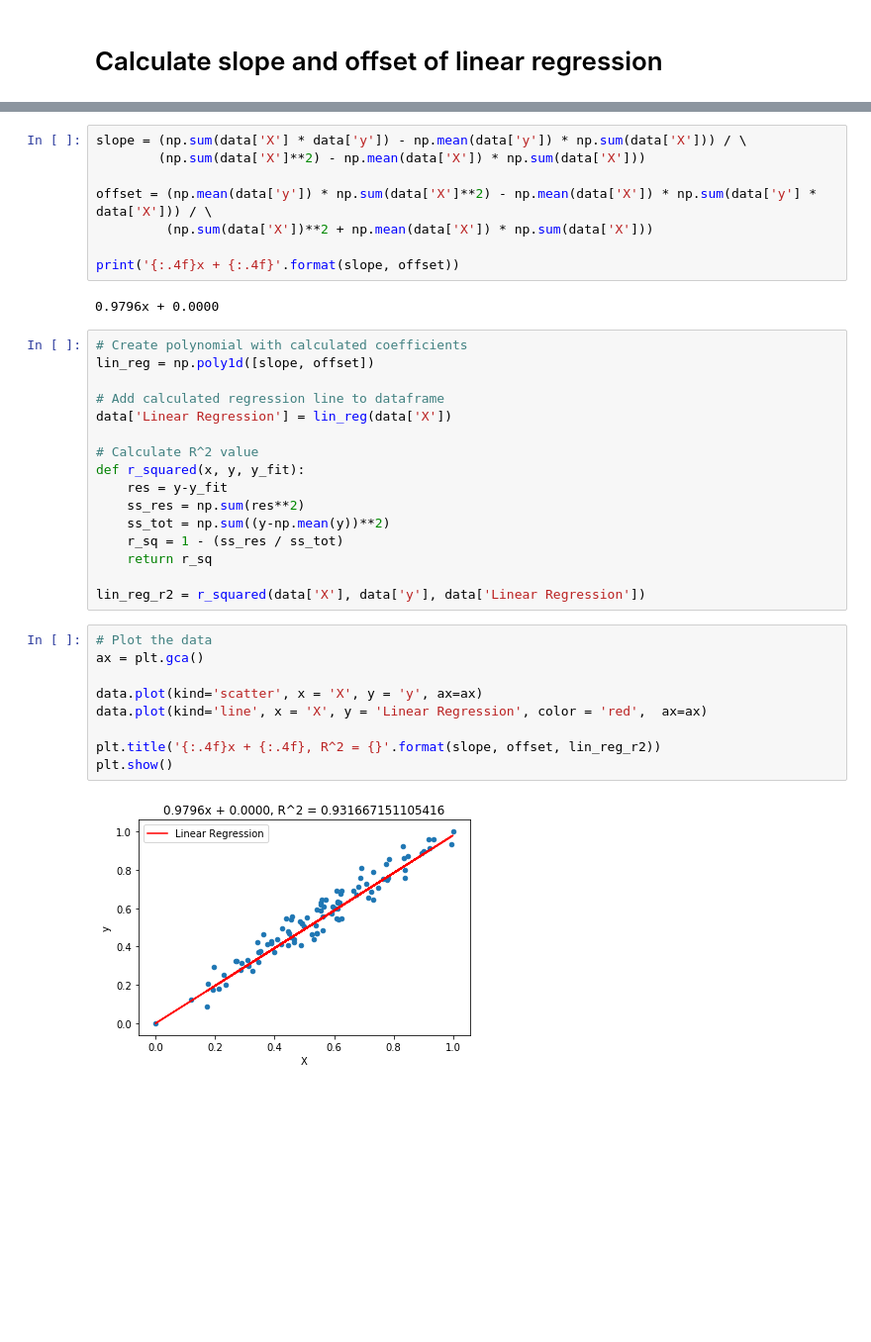
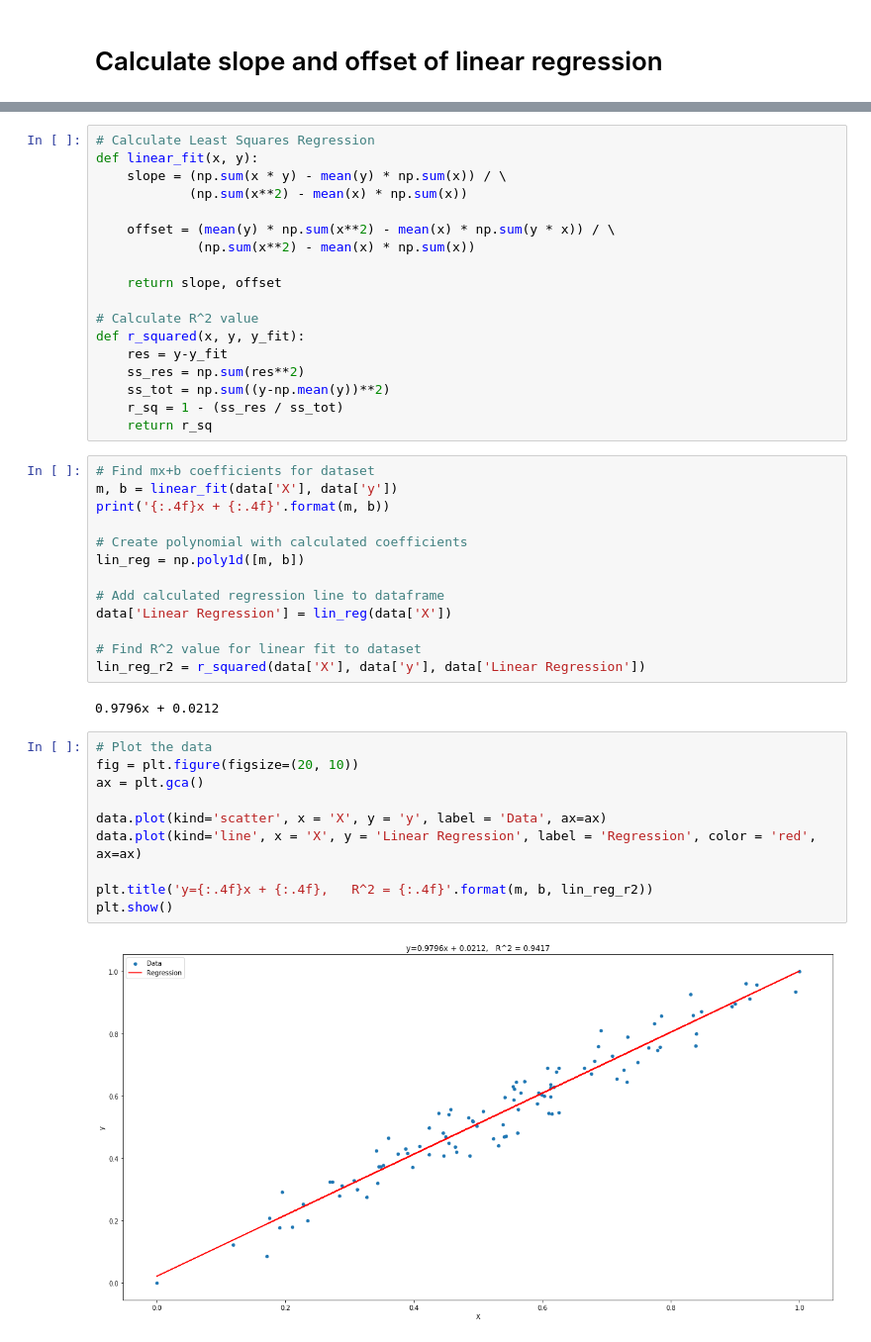
Before and after one commit to corbinhaugen/Linear-Regression, a Jupyter notebook: Linear Regression.ipynb, the cells around one changed output, grey strips where cells are left out. Shown: that part at 99% size. Cells and saved outputs as stored; diff of their text form; blank space fills up the shorter version.

```diff
--- a/Linear Regression.ipynb
+++ b/Linear Regression.ipynb
@@ -34,37 +35,45 @@ $$ b = \frac{\bar{y}\sum{x_i^2}-\bar{x}\sum{y_i x_i}}{\sum{x_i^2}-\bar{x}\sum{x_
-# %%
-slope = (np.sum(data['X'] * data['y']) - np.mean(data['y']) * np.sum(data['X'])) / \
-        (np.sum(data['X']**2) - np.mean(data['X']) * np.sum(data['X']))
-
-offset = (np.mean(data['y']) * np.sum(data['X']**2) - np.mean(data['X']) * np.sum(data['y'] * data['X'])) / \
-         (np.sum(data['X'])**2 + np.mean(data['X']) * np.sum(data['X']))
-
-print('{:.4f}x + {:.4f}'.format(slope, offset))
-# %% [output]
-0.9796x + 0.0000
+# %%
+# Calculate Least Squares Regression
+def linear_fit(x, y):
+    slope = (np.sum(x * y) - mean(y) * np.sum(x)) / \
+            (np.sum(x**2) - mean(x) * np.sum(x))
+
+    offset = (mean(y) * np.sum(x**2) - mean(x) * np.sum(y * x)) / \
+             (np.sum(x**2) - mean(x) * np.sum(x))
+
+    return slope, offset
+
+# Calculate R^2 value
+def r_squared(x, y, y_fit):
+    res = y-y_fit
+    ss_res = np.sum(res**2)
+    ss_tot = np.sum((y-np.mean(y))**2)
+    r_sq = 1 - (ss_res / ss_tot)
+    return r_sq
 # %%
+# Find mx+b coefficients for dataset
+m, b = linear_fit(data['X'], data['y'])
+print('{:.4f}x + {:.4f}'.format(m, b))
+
 # Create polynomial with calculated coefficients
-lin_reg = np.poly1d([slope, offset])
+lin_reg = np.poly1d([m, b])
 
 # Add calculated regression line to dataframe
 data['Linear Regression'] = lin_reg(data['X'])
 
-# Calculate R^2 value
-def r_squared(x, y, y_fit):
-    res = y-y_fit
-    ss_res = np.sum(res**2)
-    ss_tot = np.sum((y-np.mean(y))**2)
-    r_sq = 1 - (ss_res / ss_tot)
-    return r_sq
-
+# Find R^2 value for linear fit to dataset
 lin_reg_r2 = r_squared(data['X'], data['y'], data['Linear Regression'])
+# %% [output]
+0.9796x + 0.0212
 # %%
 # Plot the data
+fig = plt.figure(figsize=(20, 10))
 ax = plt.gca()
 
-data.plot(kind='scatter', x = 'X', y = 'y', ax=ax)
-data.plot(kind='line', x = 'X', y = 'Linear Regression', color = 'red',  ax=ax)
+data.plot(kind='scatter', x = 'X', y = 'y', label = 'Data', ax=ax)
+data.plot(kind='line', x = 'X', y = 'Linear Regression', label = 'Regression', color = 'red',  ax=ax)
 
-plt.title('{:.4f}x + {:.4f}, R^2 = {}'.format(slope, offset, lin_reg_r2))
+plt.title('y={:.4f}x + {:.4f},   R^2 = {:.4f}'.format(m, b, lin_reg_r2))
 plt.show()
 # %% [output]
-[figure, old version]
+[figure, new version]
```
Also changed, not shown: parts of 2 cells of this notebook.
